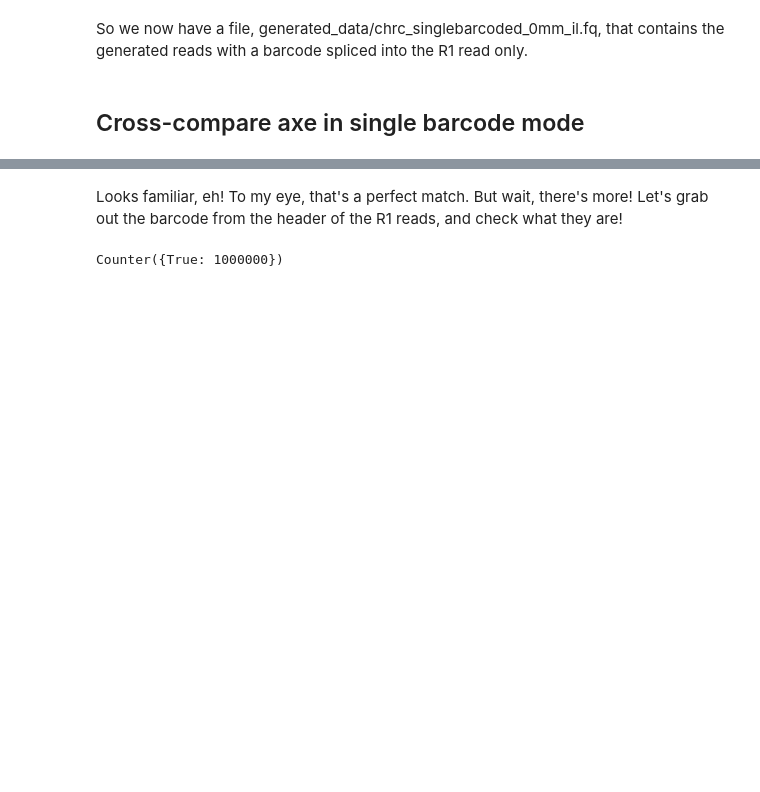
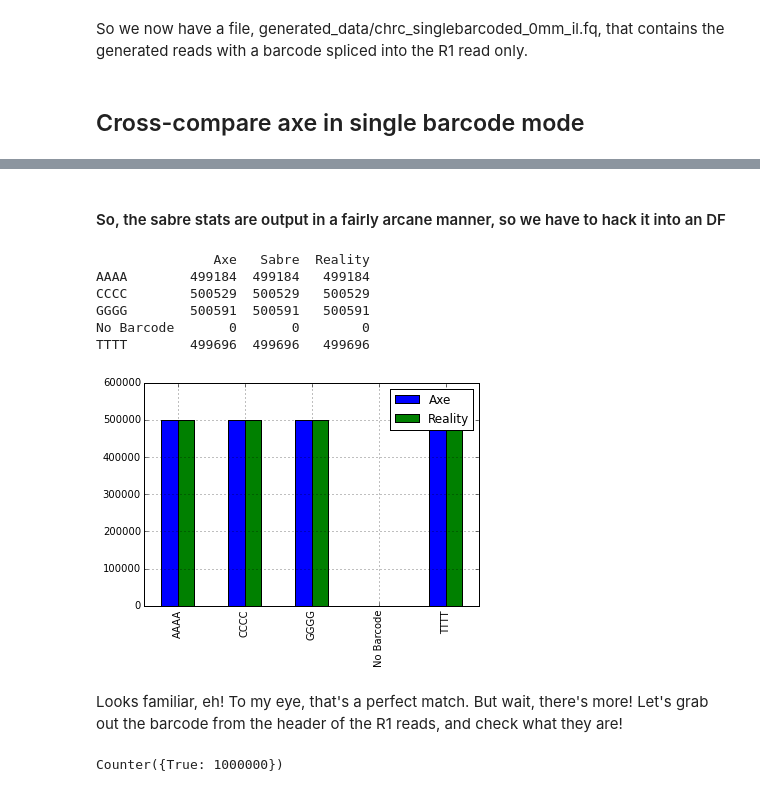
Before and after one commit to kdm9/lab-notebook, a Jupyter notebook: topics/axe/AxeBenchmarking.ipynb, the cells around one changed output, grey strips where cells are left out. Saved outputs shown, nothing was run; the diff lists cells and outputs as text; code cells hidden in the pictures; blank space fills up the shorter version.

```diff
--- a/topics/axe/AxeBenchmarking.ipynb
+++ b/topics/axe/AxeBenchmarking.ipynb
@@ -172,3 +181,9 @@ AAAA    249635
+# %%
+# hack the counter into a pandas dataframe
+real_dct = dict(counts.most_common())
+real_dct["No Barcode"] = 0
+real_df = pd.DataFrame({"Reality":real_dct.values()},
+                       index=real_dct.keys())
 # %%
 !md5sum generated_data/chrc_singlebarcoded_0mm_il.fq
 # %% [output]
@@ -204,3 +323,35 @@ N       No Barcode      0
+# %% [markdown]
+#### So, the sabre stats are output in a fairly arcane manner, so we have to hack it into an DF
+# %%
+def get_sabre_stats(output):
+    sabre_se_match = {}
+    for line in output.splitlines():
+    if re.search('mismatches|Total', line):
+        # remove the Total FastQ .. line and the Num mismatches line
+        continue
+    m = re.search(r'(\w+): (\d+)', line)
+    if m is not None:
+        sabre_se_match[m.groups()[0]] = m.groups()[1]
+sabre_se_match['No Barcode'] = sabre_se_match['match']
+del sabre_se_match['match']
+sabre_df = pd.DataFrame({'Sabre':sabre_se_match.values()}, index=sabre_se_match.keys())
+# %%
+axe_df = pd.read_table("out/axe/se_0mm.tab", index_col=1)
+del axe_df['Barcode']
+axe_df.columns = ['Axe']
+#print se_tab.append({"sabre": sabre_se_match},ignore_index=True)
+#pl.label_outer(res.Barcode)
+se_tab =  pd.concat([axe_df, sabre_df, real_df], axis=1)
+print se_tab
+pl = se_tab.plot(kind='bar')
+# %% [output]
+               Axe   Sabre  Reality
+AAAA        499184  499184   499184
+CCCC        500529  500529   500529
+GGGG        500591  500591   500591
+No Barcode       0       0        0
+TTTT        499696  499696   499696
+[figure, added]
 # %% [markdown]
 Looks familiar, eh! To my eye, that's a perfect match. But wait, there's more! Let's grab out the barcode from the header of the R1 reads, and check what they are!
 # %%
```
Also changed, not shown: parts of 18 cells of this notebook, 2 other files.
